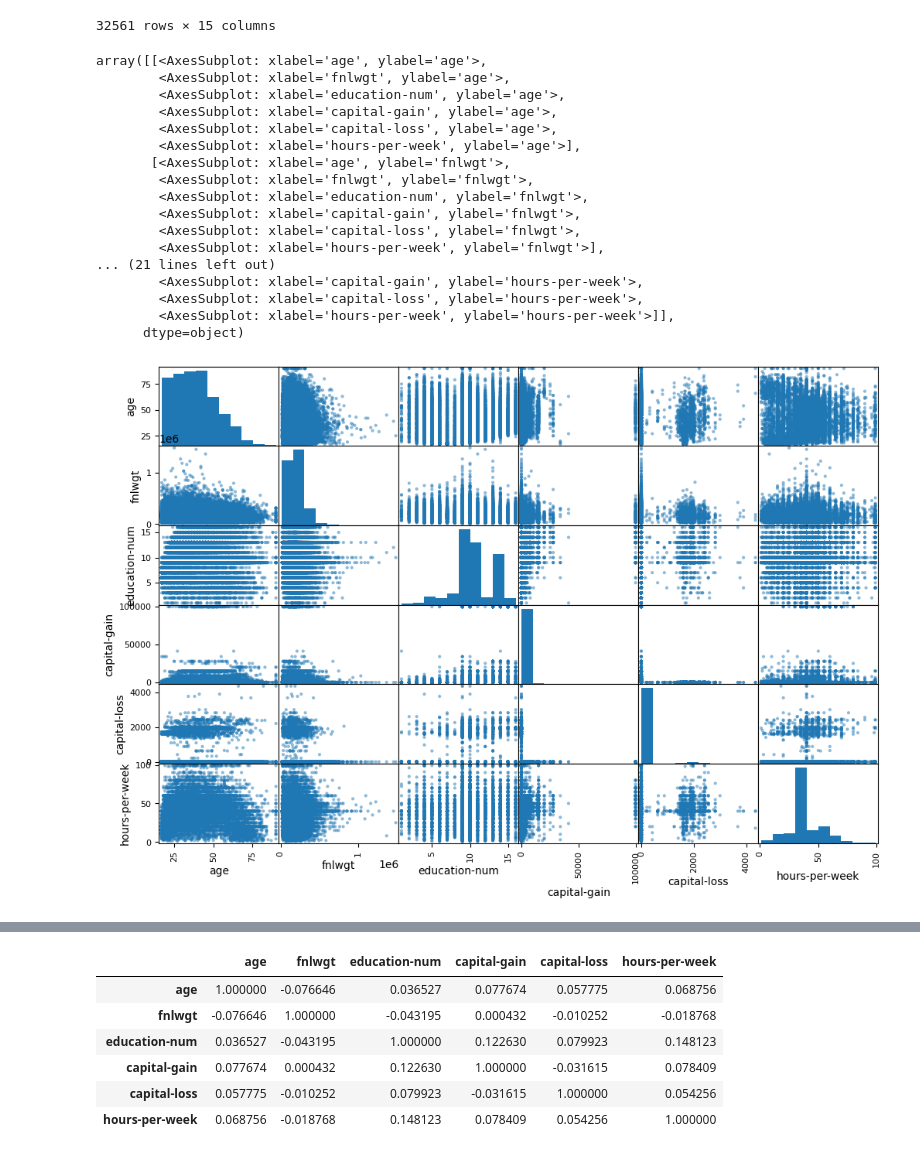
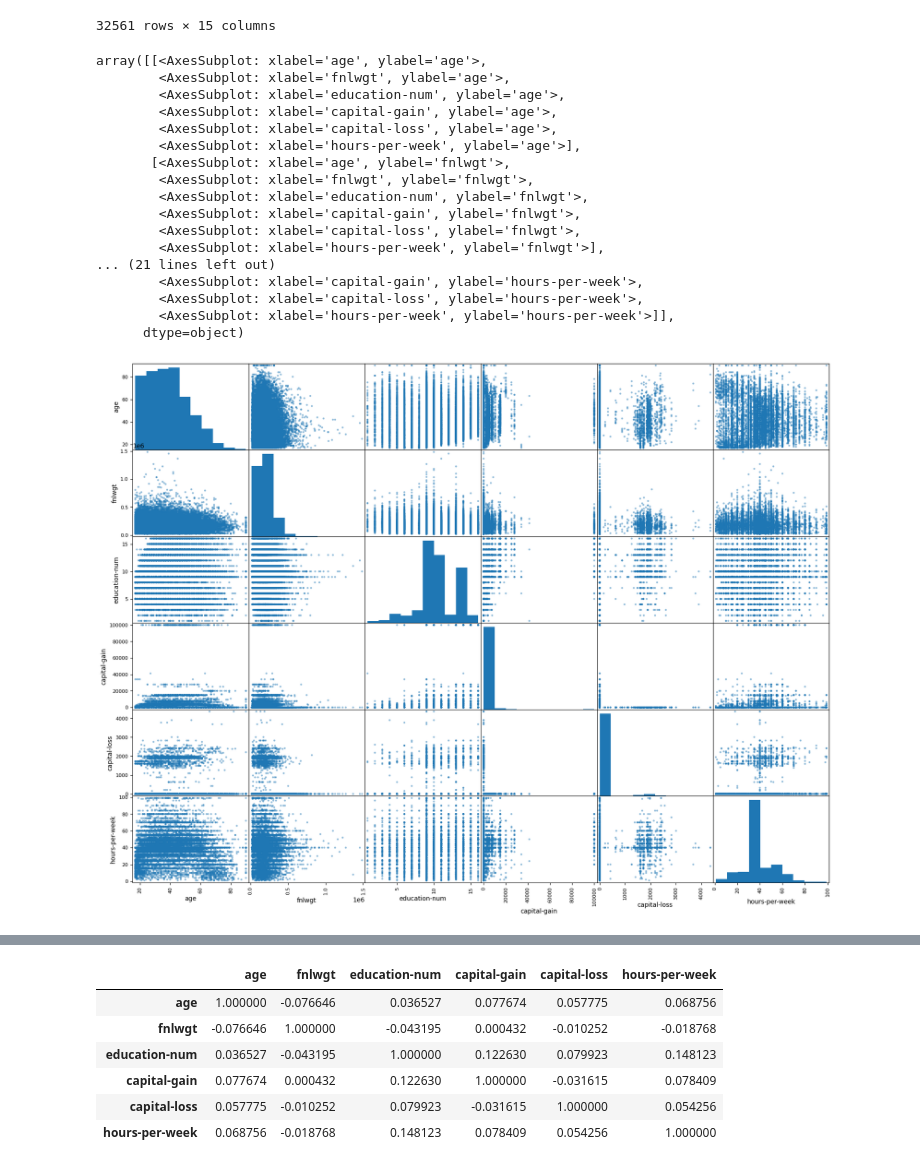
Before and after one commit to roypiyush/python_project, a Jupyter notebook: ml/income_prediction.ipynb, the cells around one changed output, grey strips where cells are left out. Cells and saved outputs as stored; diff of their text form; code cells hidden in the pictures.

```diff
--- a/ml/income_prediction.ipynb
+++ b/ml/income_prediction.ipynb
@@ -102,0 +109,3 @@ plt.show()
+# %%
+train['capital-gain'] = np.log(train['capital-gain'] + 1)
+train.hist(bins=50, figsize=(20,15))
@@ -230,23 +250,23 @@ train
 # %%
 ### For only numerical values
 
-scatter_matrix(train, figsize=(12, 8))
+scatter_matrix(train, figsize=(20, 15))
 # %% [output]
 array([[<AxesSubplot: xlabel='age', ylabel='age'>,
         <AxesSubplot: xlabel='fnlwgt', ylabel='age'>,
         <AxesSubplot: xlabel='education-num', ylabel='age'>,
         <AxesSubplot: xlabel='capital-gain', ylabel='age'>,
         <AxesSubplot: xlabel='capital-loss', ylabel='age'>,
         <AxesSubplot: xlabel='hours-per-week', ylabel='age'>],
        [<AxesSubplot: xlabel='age', ylabel='fnlwgt'>,
         <AxesSubplot: xlabel='fnlwgt', ylabel='fnlwgt'>,
         <AxesSubplot: xlabel='education-num', ylabel='fnlwgt'>,
         <AxesSubplot: xlabel='capital-gain', ylabel='fnlwgt'>,
         <AxesSubplot: xlabel='capital-loss', ylabel='fnlwgt'>,
         <AxesSubplot: xlabel='hours-per-week', ylabel='fnlwgt'>],
 ... (21 lines left out)
         <AxesSubplot: xlabel='capital-gain', ylabel='hours-per-week'>,
         <AxesSubplot: xlabel='capital-loss', ylabel='hours-per-week'>,
         <AxesSubplot: xlabel='hours-per-week', ylabel='hours-per-week'>]],
       dtype=object)
-[figure, old version]
+[figure, new version]
```
Also changed, not shown: parts of 20 cells of this notebook, 3 other files.
